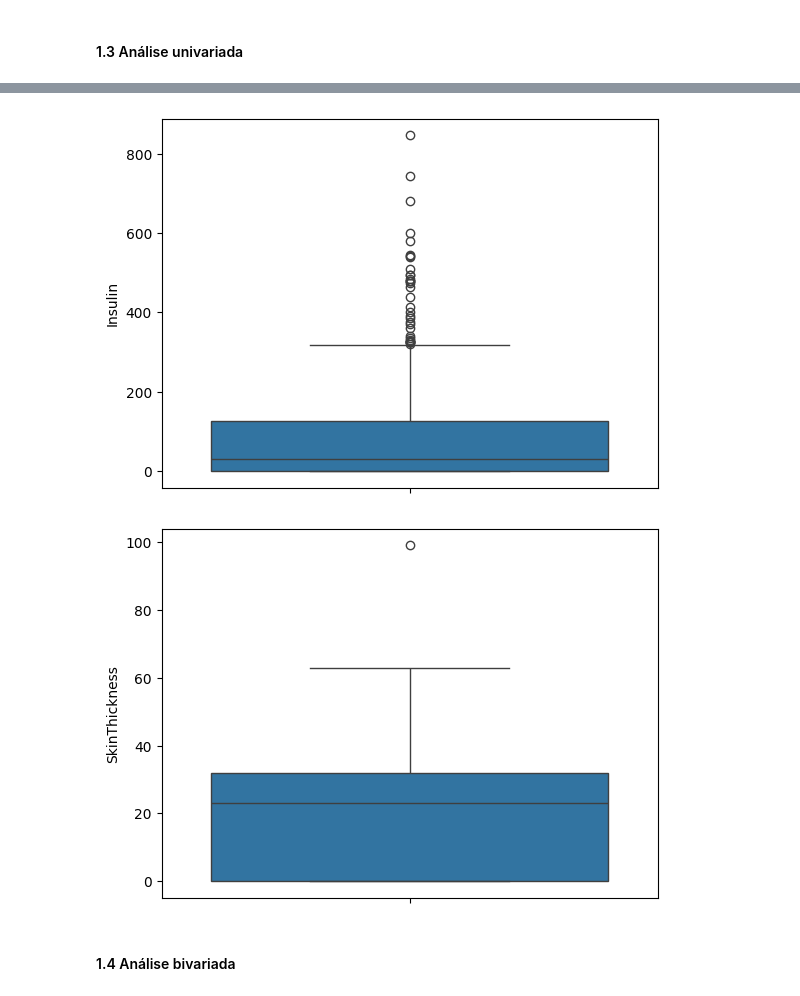
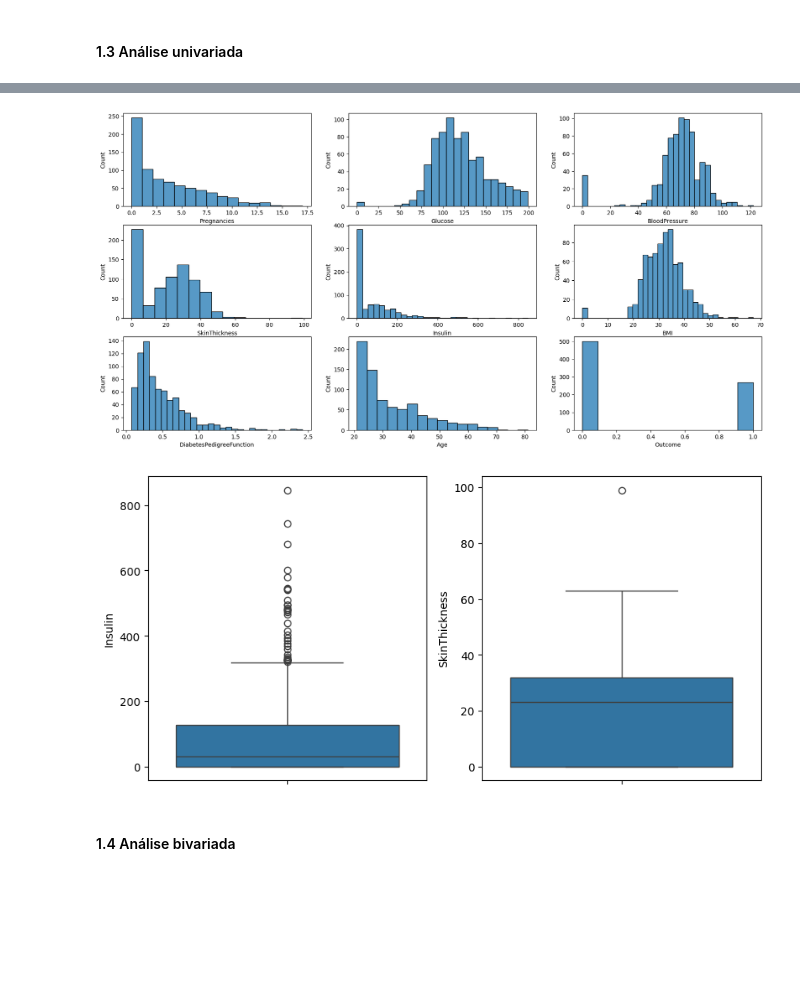
Before and after one commit to RaulMartino/Cefet, a Jupyter notebook: Estatística e Probabilidade/T2.ipynb, the cells around one changed output, grey strips where cells are left out. Saved outputs shown, nothing was run; the diff lists cells and outputs as text; code cells hidden in the pictures; blank space fills up the shorter version.

```diff
--- a/Estatística e Probabilidade/T2.ipynb
+++ b/Estatística e Probabilidade/T2.ipynb
@@ -49,10 +49,3 @@ pima_df.describe()
 | max | 17.000000 | 199.000000 | 122.000000 | 99.000000 | 846.000000 | 67.100000 | 2.420000 | 81.000000 | ... |
 # %% [markdown]
 #### 1.3 Análise univariada
-# %%
-# Distribuição das Variáveis:
-numeric_variables = pima_df.select_dtypes(include=[np.number])
-
-for var in numeric_variables:
-    sns.histplot(pima_df[var])
-    plt.show()
@@ -69,13 +52,39 @@ for var in numeric_variables:
+# %%
+# Distribuição das Variáveis:
+'''
+    Algumas coisas interessantes que podem ser vistas abaixo:
+    - algumas mulheres ficaram grávidas mais de 10 vezes
+    - a maioria das pessoas do dataset tem entre 20 e 40 anos
+    - o dataset está desbalanceado, porque mais ou menos metade das pessoas tem diabetes
+'''
+plt.figure(figsize=(20, 10))
+
+numeric_variables = pima_df.select_dtypes(include=[np.number])
+
+for index, var in enumerate(numeric_variables):
+    plt.subplot(3, 3, index+1)
+    sns.histplot(pima_df[var])
+
+plt.show()
+# %% [output]
+[figure, added]
 # %%
 # Análise de Outliers:
+'''
+    - A variável Insulin tem muitos outliers
+    - O boxplot do SkinThickness mostra apenas um outlier
+'''
+plt.figure(figsize=(10, 5))
+
 outliers_analisys = pima_df[['Insulin', 'SkinThickness']]
 
-for column in outliers_analisys:
+for index, column in enumerate(outliers_analisys):
+    plt.subplot(1, 2, index+1)
     sns.boxplot(y=pima_df[column])
-    plt.show()
+
+plt.show()
 # %% [output]
-[figure, old version]
+[figure, new version]
-[figure, removed]
 # %% [markdown]
 #### 1.4 Análise bivariada
 # %%
```
Also changed, not shown: parts of 10 cells of this notebook.
